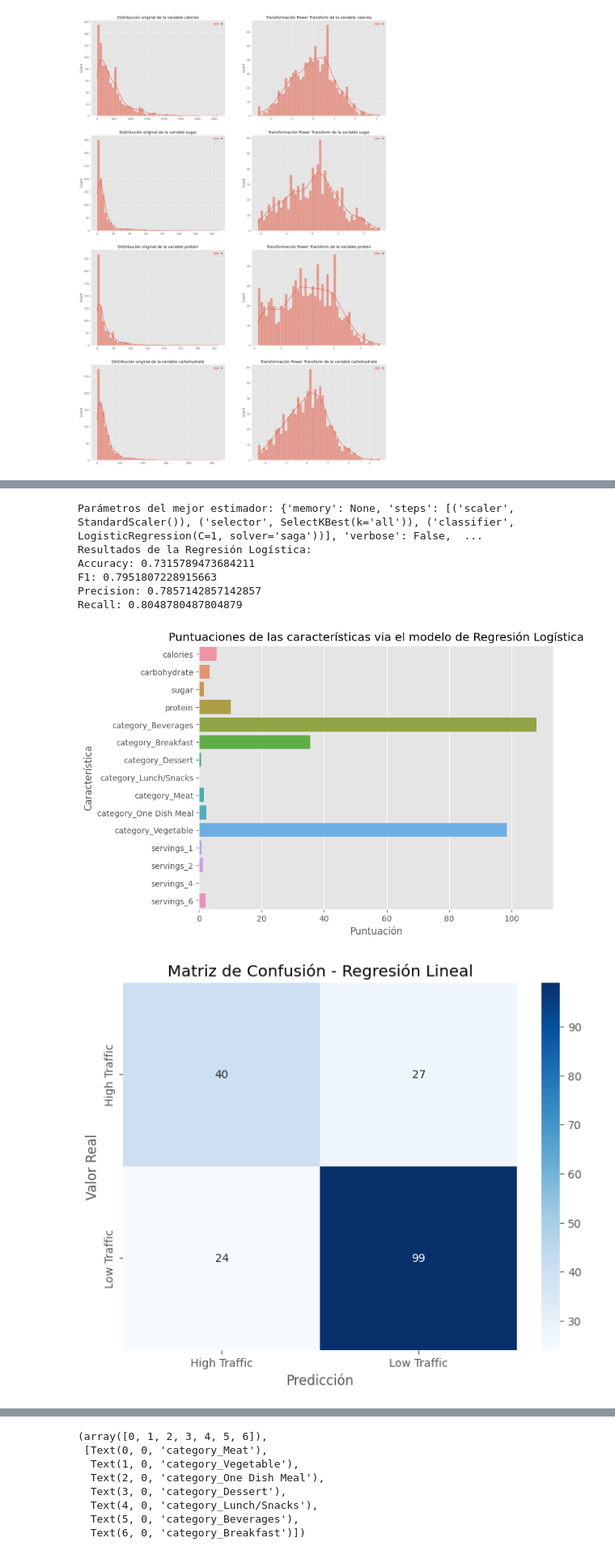
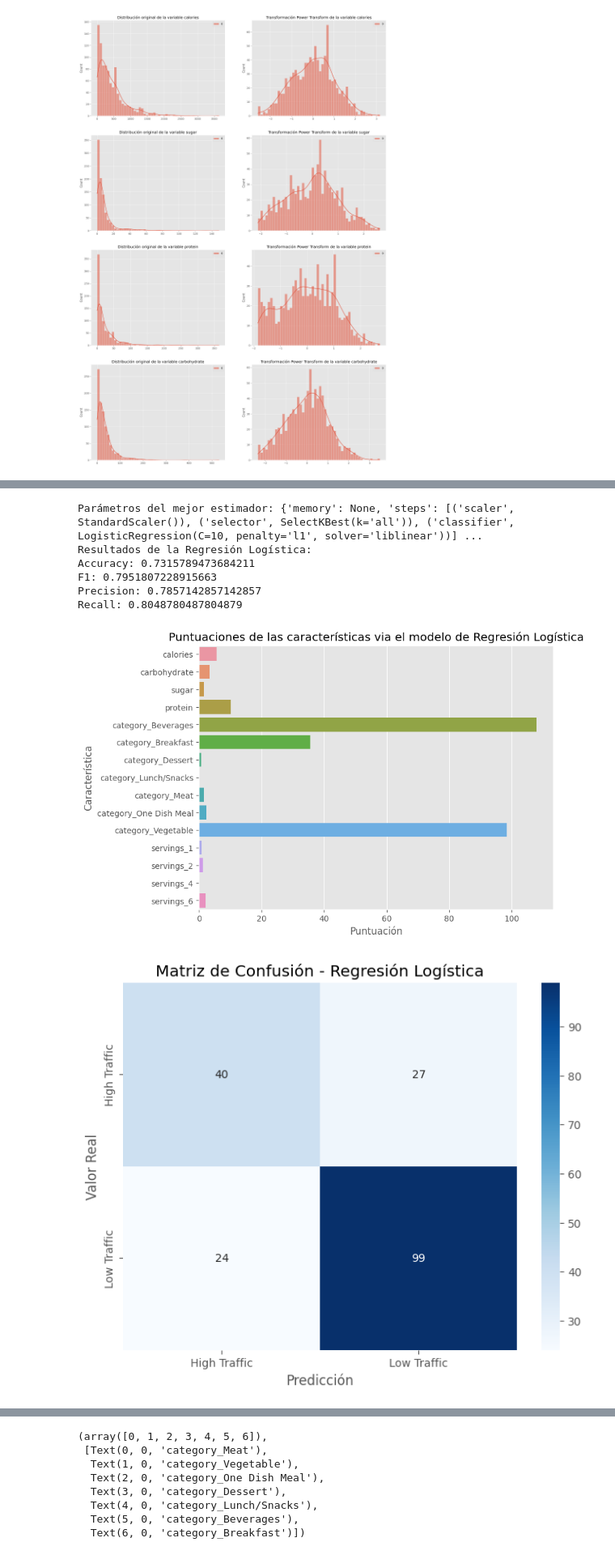
Before and after one commit to jordiTrigo/cf_project, a Jupyter notebook: cf_project.ipynb, the cells around one changed output, grey strips where cells are left out. Shown at 81% size. Drawn from its saved outputs; the diff is of its cells as text; code cells hidden in the pictures.

```diff
--- a/cf_project.ipynb
+++ b/cf_project.ipynb
@@ -482,7 +499,15 @@ my_high_traffic_recipes = X_test.iloc[my_high_traffic_indexs]
 # Vamos a graficar las puntuaciones respecto a las características seleccionadas
 selector = my_best_estimator.named_steps['selector']
 selected_indices = selector.get_support(indices=True)
+
+# 'selected_scores': Contiene las puntuaciones (scores) de las características (features) seleccionadas por el
+# modelo de Regresión Logística. Estas puntuaciones indican el peso de las características para predecir
+# si una receta generará tráfico alto o bajo.
 selected_scores = selector.scores_[selected_indices]
+
+# 'selected_features': Aquí tenemos las características (features) seleccionadas que se corresponden con
+# las columnas del dataset original que se utilizaron como características para entrenar el modelo.
+# Cada característica se asocia con su respectiva puntuación.
 selected_features = X.columns[selected_indices]
 
 # Mostramos un gráfico de tipo bar plot con las puntuaciones respecto a las características estudidadas
@@ -493,34 +518,34 @@ plt.xlabel('Puntuación')
 plt.ylabel('Característica')
 plt.show()
 
 from sklearn.metrics import confusion_matrix
 
 # Matriz de confusión del modelo SVM
 lr_confusion = confusion_matrix(y_test, y_prediccion)
 
 # Visualización de la matriz de confusión
 plt.figure(figsize=(8, 6))
 
 sns.heatmap(
     lr_confusion,
     annot=True,
     fmt="d",
     cmap="Blues",
     xticklabels=['High Traffic', 'Low Traffic'],
     yticklabels=['High Traffic', 'Low Traffic']
 )
 
-plt.title("Matriz de Confusión - Regresión Lineal")
+plt.title("Matriz de Confusión - Regresión Logística")
 plt.xlabel("Predicción")
 plt.ylabel("Valor Real")
 plt.show()
 # %% [output]
-Parámetros del mejor estimador: {'memory': None, 'steps': [('scaler', StandardScaler()), ('selector', SelectKBest(k='all')), ('classifier', LogisticRegression(C=1, solver='saga'))], 'verbose': False,  ...
+Parámetros del mejor estimador: {'memory': None, 'steps': [('scaler', StandardScaler()), ('selector', SelectKBest(k='all')), ('classifier', LogisticRegression(C=10, penalty='l1', solver='liblinear'))] ...
 Resultados de la Regresión Logística:
 Accuracy: 0.7315789473684211
 F1: 0.7951807228915663
 Precision: 0.7857142857142857
 Recall: 0.8048780487804879
 [figure]
-[figure, old version]
+[figure, new version]
 # %% [markdown]
```
Also changed, not shown: parts of 33 cells of this notebook.
